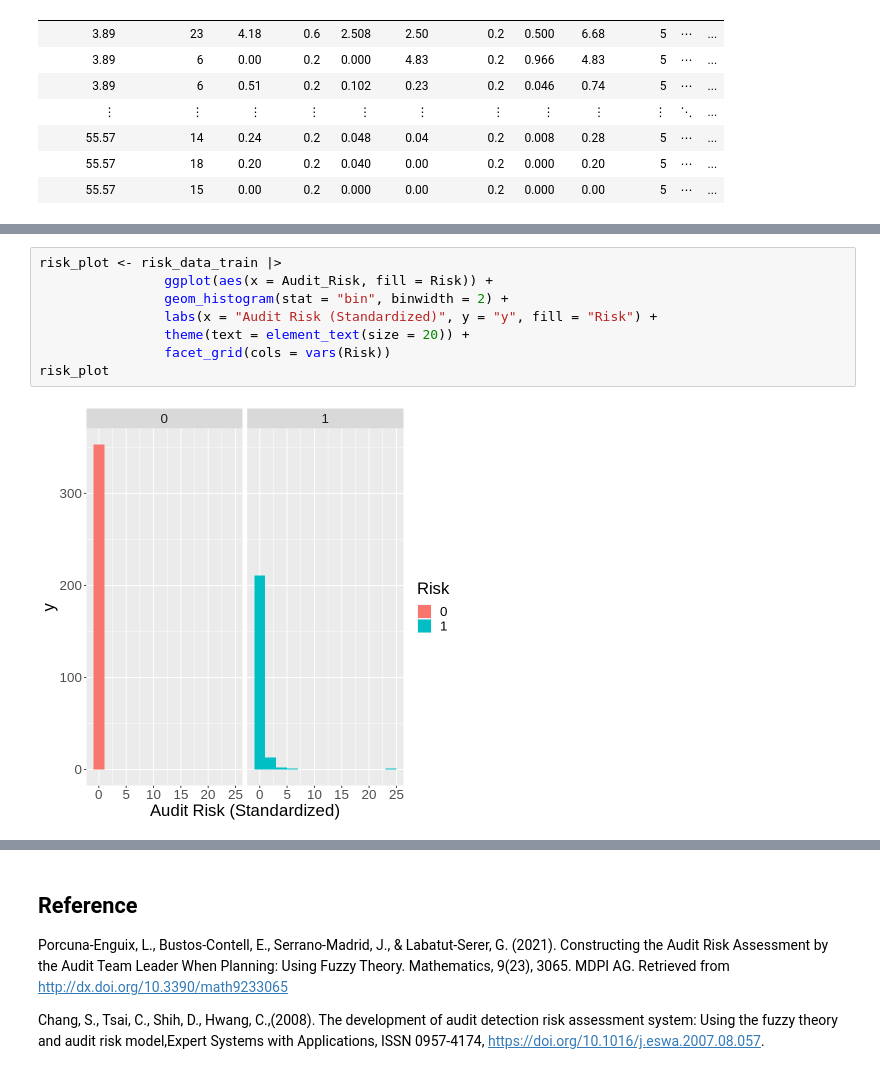
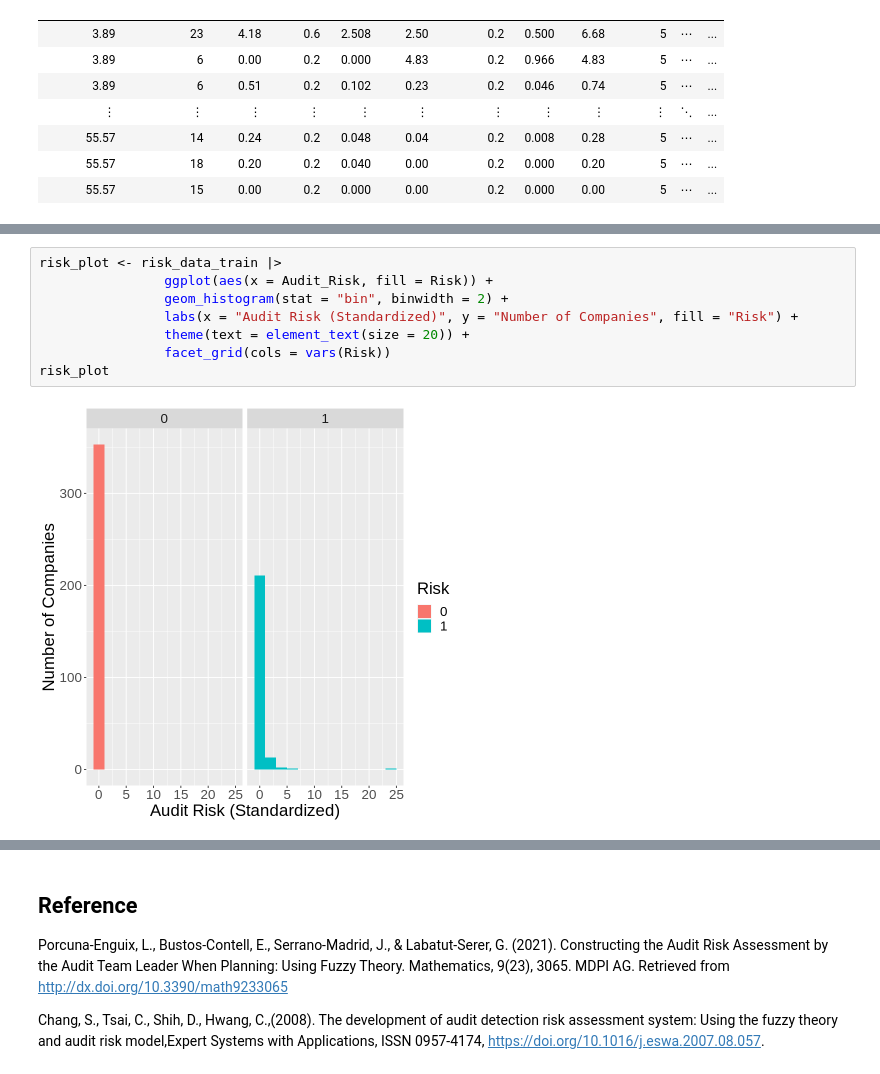
Before and after one commit to Leoliuubc/dsci-100-project-group43, a Jupyter notebook: group_report.ipynb, the cells around one changed output, grey strips where cells are left out. Drawn from its saved outputs; the diff is of its cells as text.

```diff
--- a/group_report.ipynb
+++ b/group_report.ipynb
@@ -124,13 +124,13 @@ A tibble: 195 × 8
 # %%
 risk_plot <- risk_data_train |>
                 ggplot(aes(x = Audit_Risk, fill = Risk)) +
                 geom_histogram(stat = "bin", binwidth = 2) +
-                labs(x = "Audit Risk (Standardized)", y = "y", fill = "Risk") +
+                labs(x = "Audit Risk (Standardized)", y = "Number of Companies", fill = "Risk") +
                 theme(text = element_text(size = 20)) +
                 facet_grid(cols = vars(Risk))
 risk_plot
 # %% [output]
-[figure, old version]
+[figure, new version]
 # %%
 training_recipe <- recipe(Risk ~ ., data = risk_data_train)
 
```
Also changed, not shown: parts of 3 cells of this notebook.
